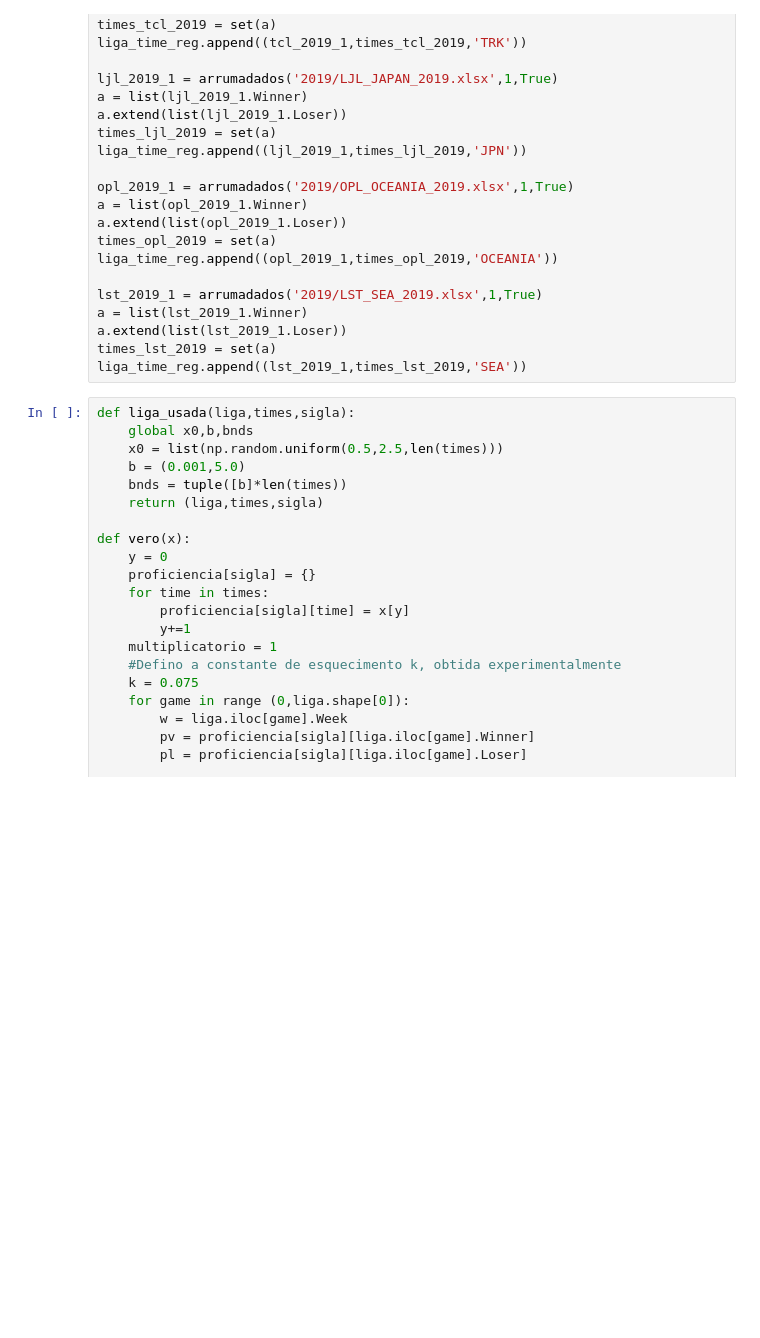
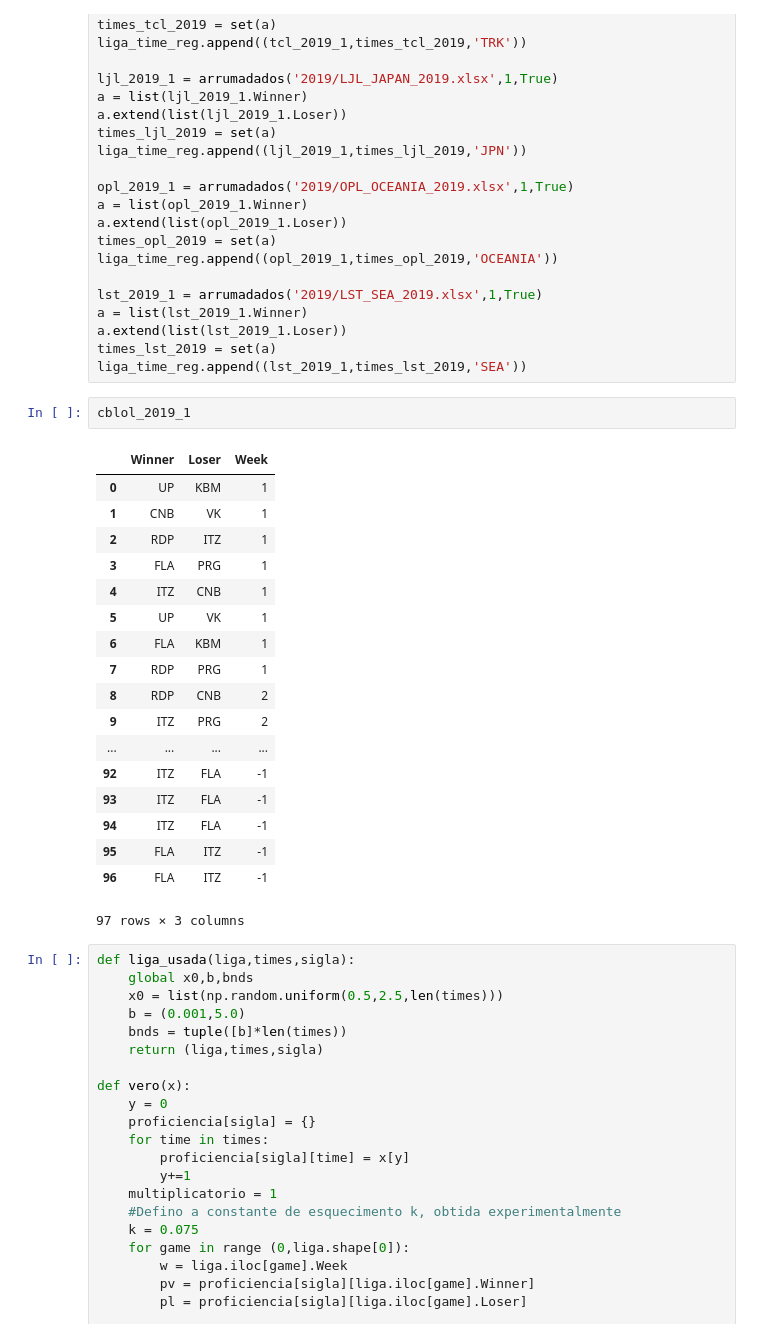
Before and after one commit to BrunodePauloAlmeida/Games_Prediction, a Jupyter notebook: Verossimilhanca.ipynb, the cells around one changed output. Cells and saved outputs as stored; diff of their text form; blank space fills up the shorter version.

```diff
--- a/Verossimilhanca.ipynb
+++ b/Verossimilhanca.ipynb
@@ -106,6 +106,27 @@ a = list(lst_2019_1.Winner)
 a.extend(list(lst_2019_1.Loser))
 times_lst_2019 = set(a)
 liga_time_reg.append((lst_2019_1,times_lst_2019,'SEA'))
+# %%
+cblol_2019_1
+# %% [output]
+|  | Winner | Loser | Week |
+| 0 | UP | KBM | 1 |
+| 1 | CNB | VK | 1 |
+| 2 | RDP | ITZ | 1 |
+| 3 | FLA | PRG | 1 |
+| 4 | ITZ | CNB | 1 |
+| 5 | UP | VK | 1 |
+| 6 | FLA | KBM | 1 |
+| 7 | RDP | PRG | 1 |
+| 8 | RDP | CNB | 2 |
+| 9 | ITZ | PRG | 2 |
+| ... | ... | ... | ... |
+| 92 | ITZ | FLA | -1 |
+| 93 | ITZ | FLA | -1 |
+| 94 | ITZ | FLA | -1 |
+| 95 | FLA | ITZ | -1 |
+| 96 | FLA | ITZ | -1 |
+97 rows × 3 columns
 # %%
 def liga_usada(liga,times,sigla):
     global x0,b,bnds
```
